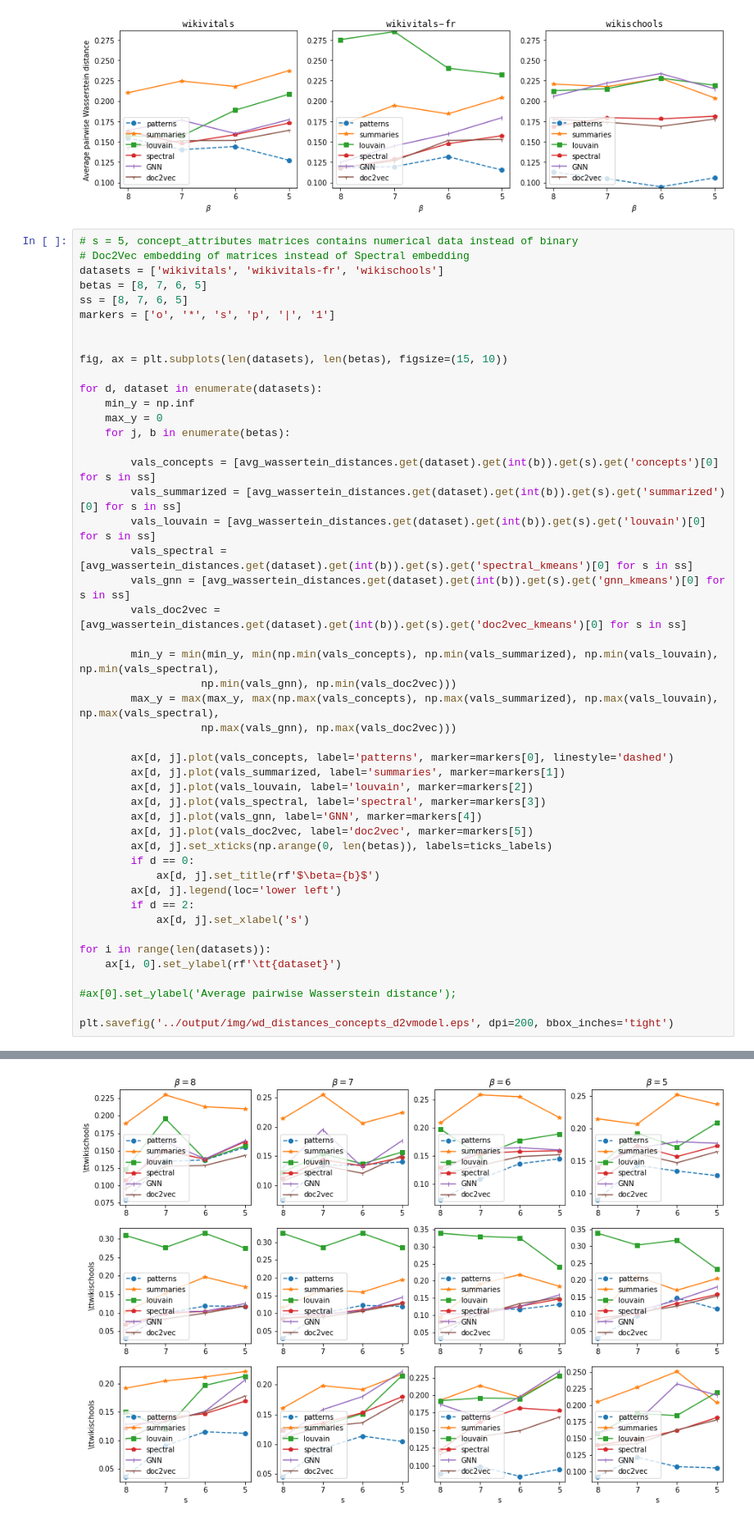
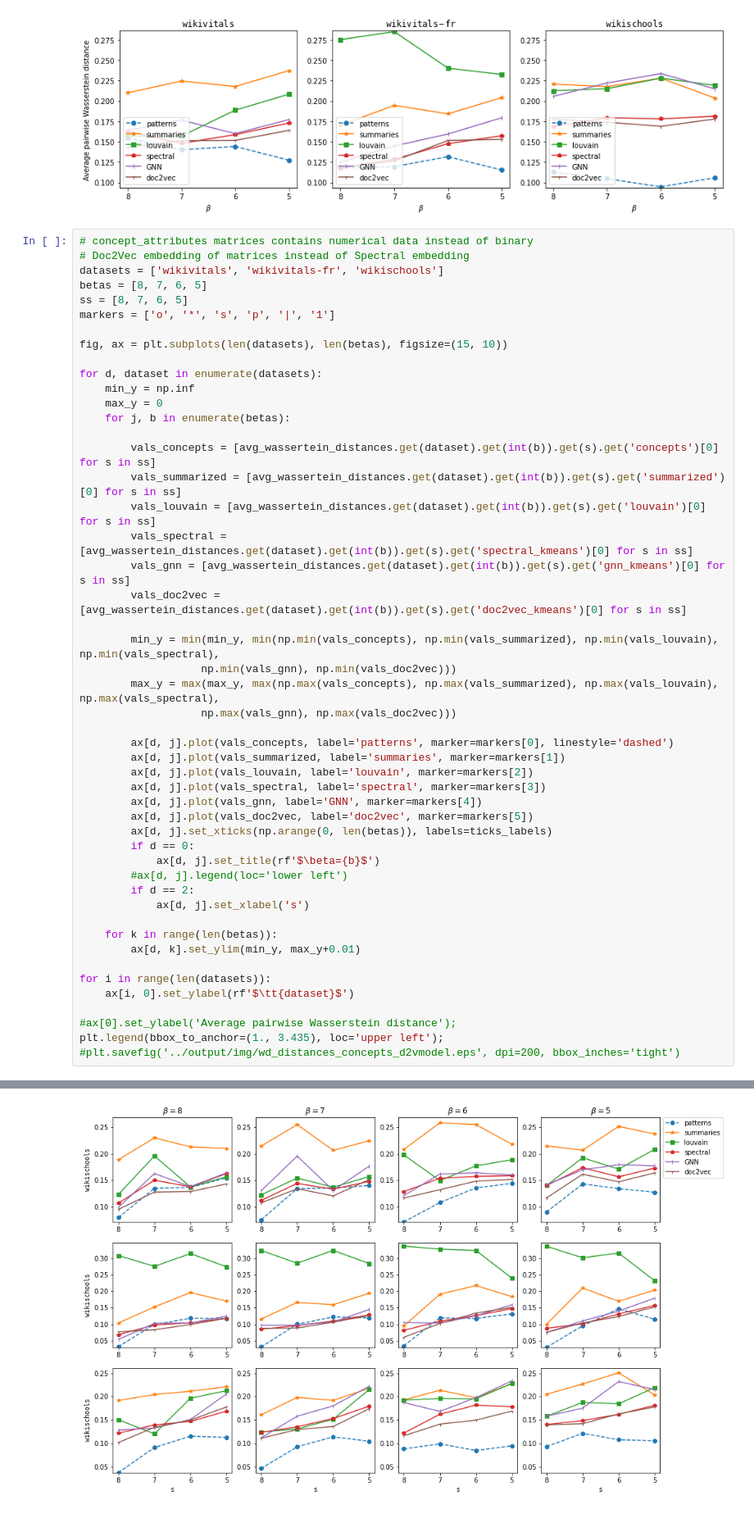
Before and after one commit to Co-MEG/CoMEG, a Jupyter notebook: notebooks/pattern_analysis.ipynb, the cells around one changed output, grey strips where cells are left out. Shown at 82% size. Cells and saved outputs as stored; diff of their text form.

Commit message:
fixed legend on redundancy analysis

```diff
--- a/notebooks/pattern_analysis.ipynb
+++ b/notebooks/pattern_analysis.ipynb
@@ -1377,13 +1377,12 @@ ax[0].set_ylabel('Average pairwise Wasserstein distance');
 # %% [output]
 [figure]
 # %%
-# s = 5, concept_attributes matrices contains numerical data instead of binary
+# concept_attributes matrices contains numerical data instead of binary
 # Doc2Vec embedding of matrices instead of Spectral embedding
 datasets = ['wikivitals', 'wikivitals-fr', 'wikischools']
 betas = [8, 7, 6, 5]
 ss = [8, 7, 6, 5]
 markers = ['o', '*', 's', 'p', '|', '1']
-
 
 fig, ax = plt.subplots(len(datasets), len(betas), figsize=(15, 10))
 
@@ -1413,14 +1412,17 @@ for d, dataset in enumerate(datasets):
         ax[d, j].set_xticks(np.arange(0, len(betas)), labels=ticks_labels)
         if d == 0:
             ax[d, j].set_title(rf'$\beta={b}$')
-        ax[d, j].legend(loc='lower left')
+        #ax[d, j].legend(loc='lower left')
         if d == 2:
             ax[d, j].set_xlabel('s')
 
+    for k in range(len(betas)):
+        ax[d, k].set_ylim(min_y, max_y+0.01)
+
 for i in range(len(datasets)):
-    ax[i, 0].set_ylabel(rf'\tt{dataset}')
+    ax[i, 0].set_ylabel(rf'$\tt{dataset}$')
 
 #ax[0].set_ylabel('Average pairwise Wasserstein distance');
-
-plt.savefig('../output/img/wd_distances_concepts_d2vmodel.eps', dpi=200, bbox_inches='tight')
+plt.legend(bbox_to_anchor=(1., 3.435), loc='upper left');
+#plt.savefig('../output/img/wd_distances_concepts_d2vmodel.eps', dpi=200, bbox_inches='tight')
 # %% [output]
@@ -1428 +1429 @@ The PostScript backend does not support transparency; partially transparent arti
-[figure, old version]
+[figure, new version]
```
Also changed, not shown: parts of 1 cell of this notebook.
